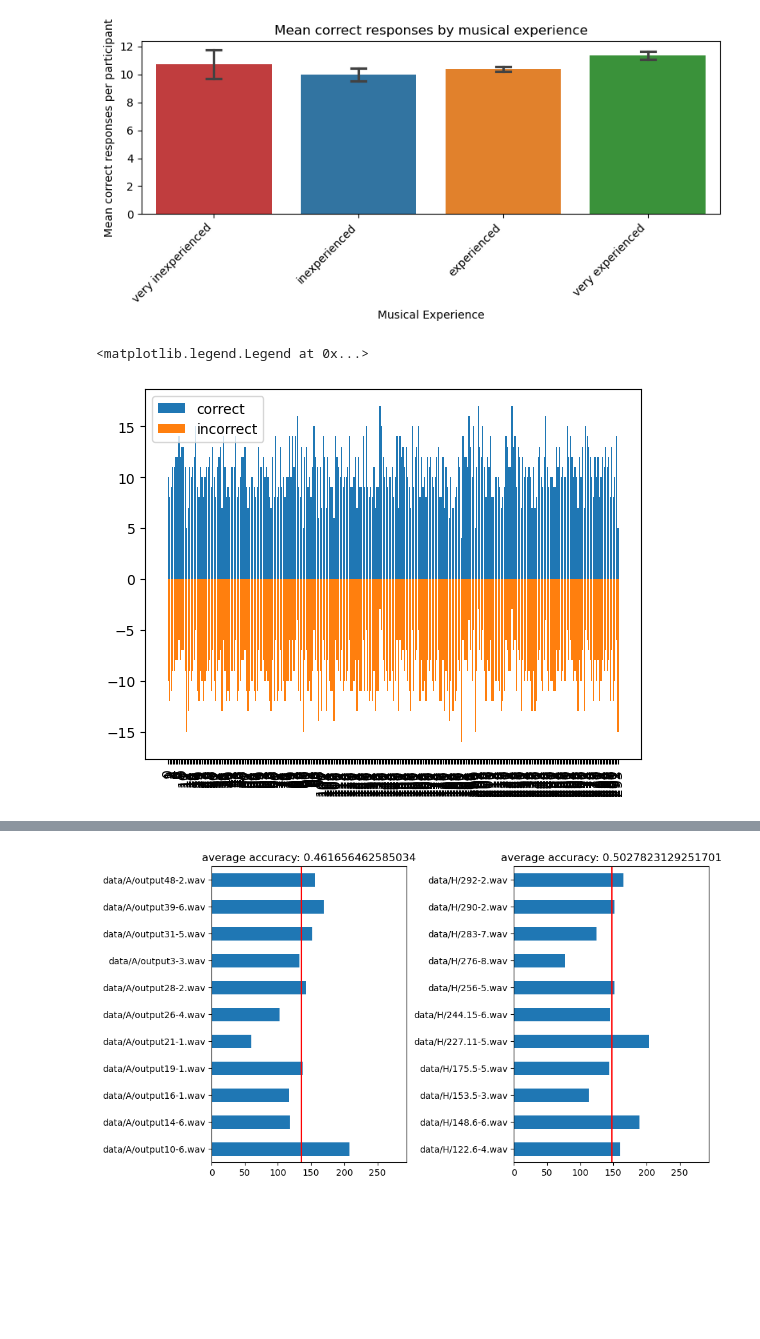
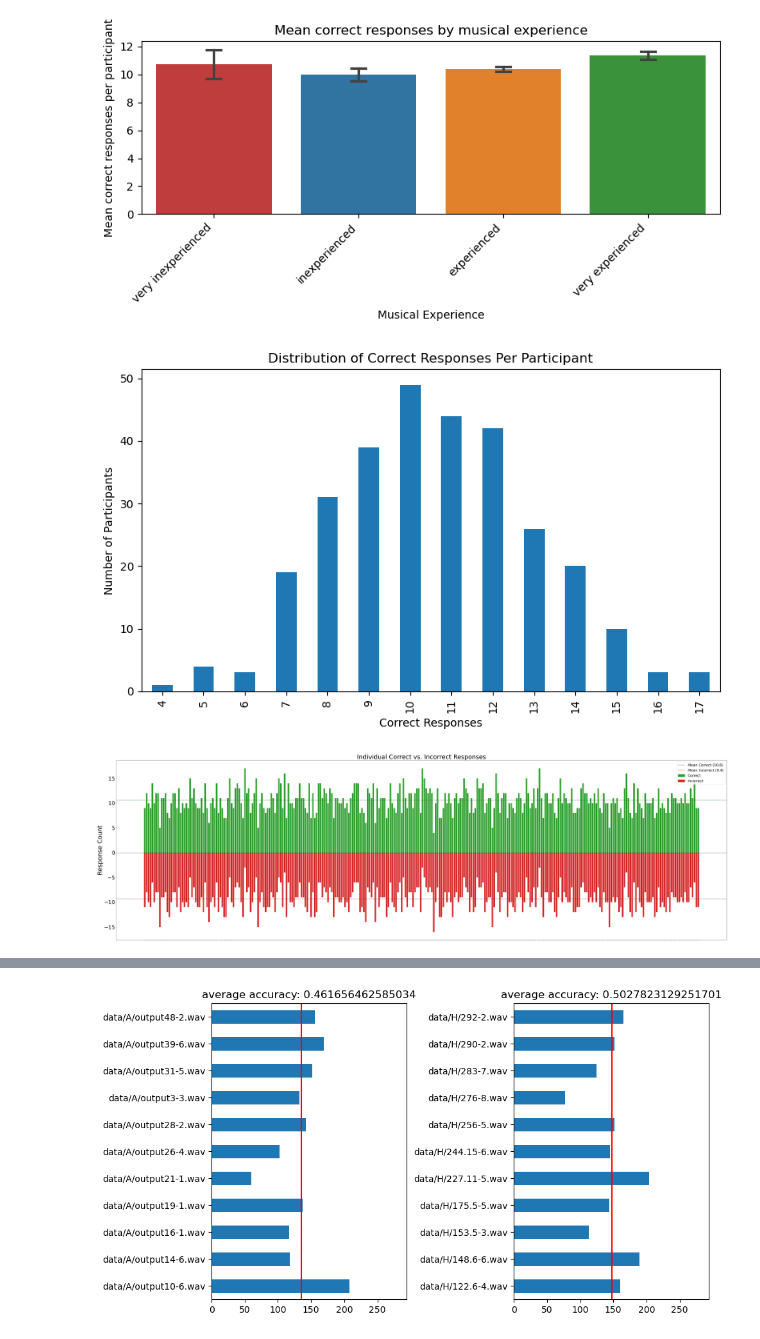
Before and after one commit to jasonvla/bachAndNotagenCorpora, a Jupyter notebook: eval_ICCCM.ipynb, the cells around one changed output, grey strips where cells are left out. Cells and saved outputs as stored; diff of their text form; code cells hidden in the pictures; blank space fills up the shorter version.

```diff
--- a/eval_ICCCM.ipynb
+++ b/eval_ICCCM.ipynb
@@ -278,28 +277,61 @@ plt.show()
 #       participant_summary["experience_code"].corr(participant_summary["correct_response"], method="spearman"))
 # %% [output]
 [figure]
-# %%
-# Correct response distribution
-
-responses_indiv = pd.Series([(g["correct_response"].sum(), 20 - g["correct_response"].sum()) for n, g in df.groupby("timestamp") ])
-# responses_indiv.value_counts().sort_index().plot(kind="bar", xlabel="Correct responses", ylabel="Number of participants");
-
-correct = np.array([r[0] for r in responses_indiv])
-incorrect = -np.array([r[1] for r in responses_indiv])
-
-xx = np.arange(len(correct), dtype=int)
-
-_, ax = plt.subplots()
-ax.bar(xx, correct, label="correct")#
-# ax.axhline(correct.mean(), c="k")
-
-ax.bar(xx, incorrect, label="incorrect")
-# ax.axhline(incorrect.mean(), c="k")
-plt.xticks(xx, rotation=90)
-plt.legend()
-# %% [output]
-<matplotlib.legend.Legend at 0x...>
-[figure, removed]
+# %%
+# 1. Aggregate correct, total, and incorrect counts
+summary = df.groupby("participant_id")["correct_response"].agg(
+    correct="sum",
+    total="count"
+).reset_index()
+
+summary["incorrect"] = summary["total"] - summary["correct"]
+
+
+# Plot 1: Distribution of correct responses
+
+plt.figure(figsize=(8, 5))
+summary["correct"].value_counts().sort_index().plot(
+    kind="bar",
+    xlabel="Correct Responses",
+    ylabel="Number of Participants",
+    title="Distribution of Correct Responses Per Participant"
+)
+plt.tight_layout()
+plt.show()
+
+
+# Plot 2: Diverging Bar Chart (Correct vs. Incorrect)
+
+fig, ax = plt.subplots(figsize=(50, 15))
+
+x = np.arange(len(summary))
+
+# Diverging bars
+ax.bar(x, summary["correct"], label="Correct", color="#2ca02c")
+ax.bar(x, -summary["incorrect"], label="Incorrect", color="#d62728")
+
+# Mean reference lines
+mean_corr = summary["correct"].mean()
+mean_inc = summary["incorrect"].mean()
+
+ax.axhline(mean_corr, color="darkgreen", linestyle="--", label=f"Mean Correct ({mean_corr:.1f})")
+ax.axhline(-mean_inc, color="darkred", linestyle="--", label=f"Mean Incorrect ({mean_inc:.1f})")
+
+# Formatting
+ax.axhline(0, color="black", linewidth=0.8)  # Center line
+ax.set_xticks(x)
+ax.set_xticklabels(summary["participant_id"], rotation=45, ha="right", visible=False)
+ax.set_ylabel("Response Count", fontsize=35)
+
+ax.tick_params(axis="y", labelsize=30)
+ax.set_title("Individual Correct vs. Incorrect Responses", fontsize=35)
+ax.legend(loc="upper right", fontsize=20)
+
+plt.tight_layout()
+plt.show()
+# %% [output]
+[figure, added]
+[figure, added]
 # %%
 indices, values = zip(*[(n, g["correct_response"].sum()) for n, g in df.groupby("stimulus")])
 
```
Also changed, not shown: parts of 4 cells of this notebook.
